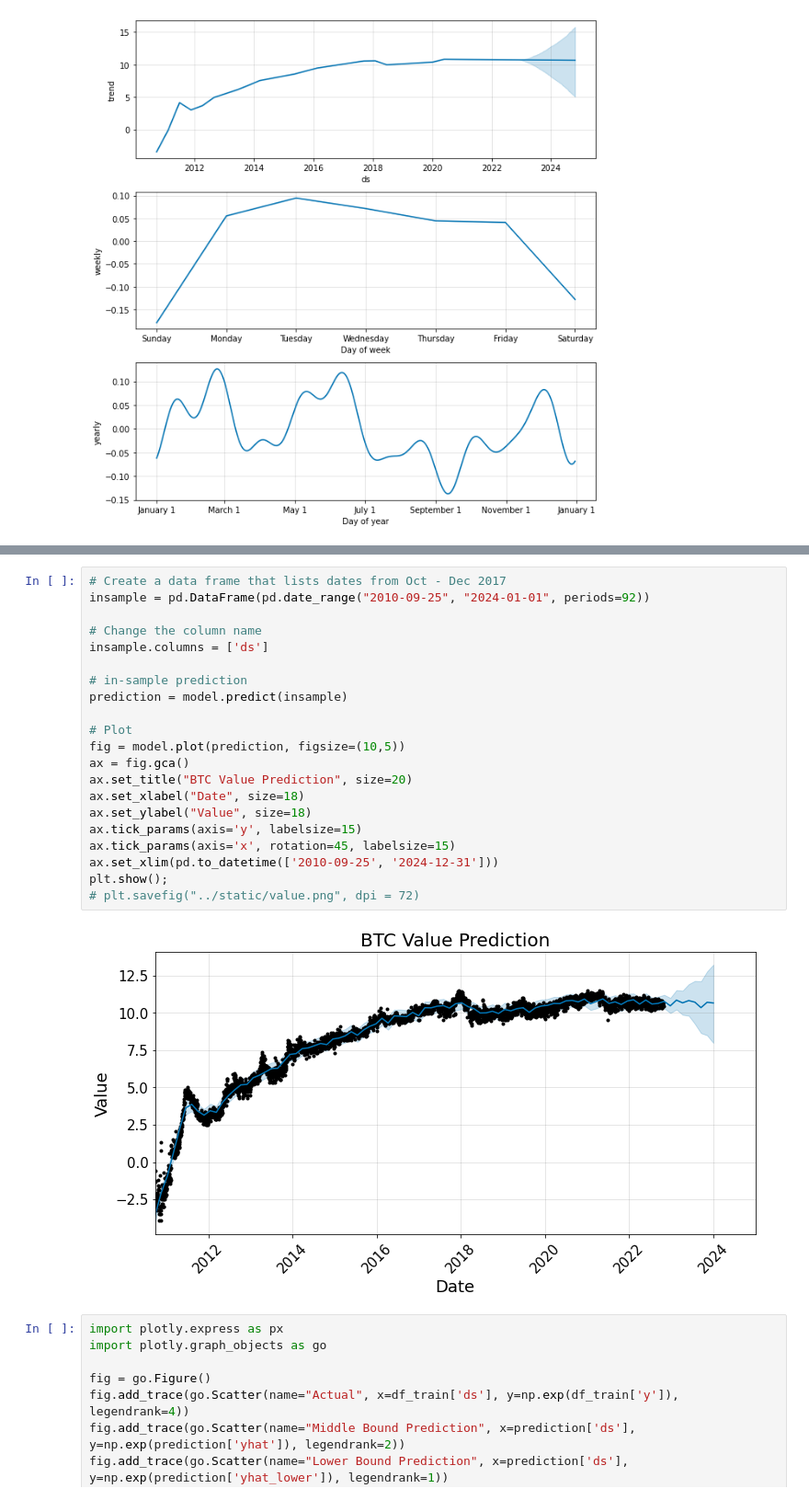
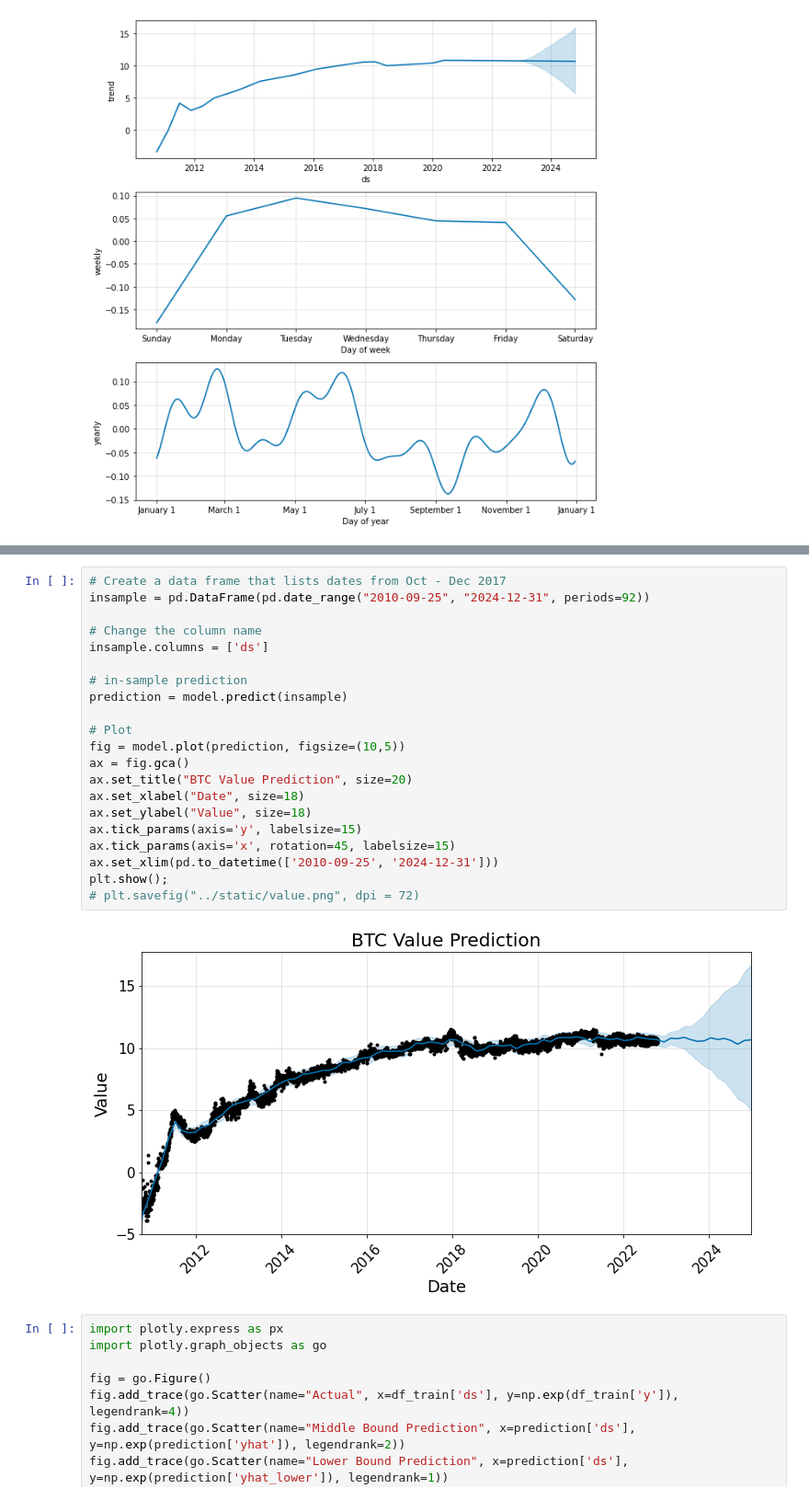
Before and after one commit to guevarch/projectchris, a Jupyter notebook: Final/BTC Prophet Value.ipynb, the cells around one changed output, grey strips where cells are left out. Shown at 92% size. Saved outputs shown, nothing was run; the diff lists cells and outputs as text.

```diff
--- a/Final/BTC Prophet Value.ipynb
+++ b/Final/BTC Prophet Value.ipynb
@@ -85,26 +85,26 @@ model.fit(df_train);
 # %%
 # Create a data frame that lists dates from Oct - Dec 2017
-insample = pd.DataFrame(pd.date_range("2010-09-25", "2024-01-01", periods=92))
+insample = pd.DataFrame(pd.date_range("2010-09-25", "2024-12-31", periods=92))
 
 # Change the column name
 insample.columns = ['ds']
 
 # in-sample prediction
 prediction = model.predict(insample)
 
 # Plot
 fig = model.plot(prediction, figsize=(10,5))
 ax = fig.gca()
 ax.set_title("BTC Value Prediction", size=20)
 ax.set_xlabel("Date", size=18)
 ax.set_ylabel("Value", size=18)
 ax.tick_params(axis='y', labelsize=15)
 ax.tick_params(axis='x', rotation=45, labelsize=15)
 ax.set_xlim(pd.to_datetime(['2010-09-25', '2024-12-31']))
 plt.show();
 # plt.savefig("../static/value.png", dpi = 72)
 # %% [output]
-[figure, old version]
+[figure, new version]
 # %%
 import plotly.express as px
 import plotly.graph_objects as go
```
Also changed, not shown: parts of 3 cells of this notebook, 15 other files.
